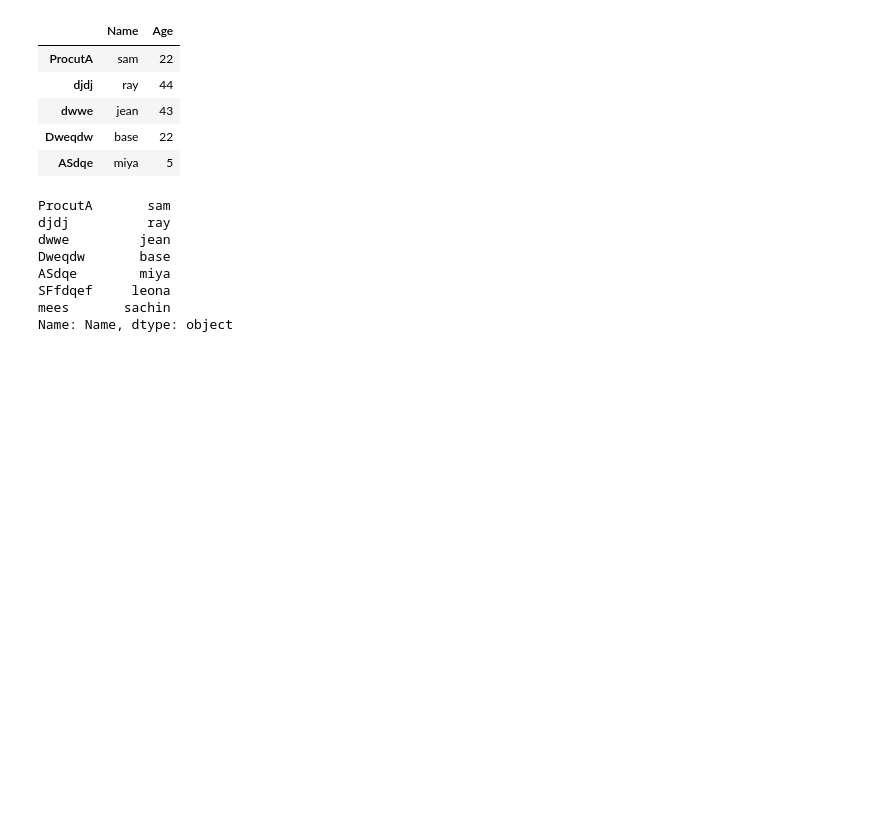
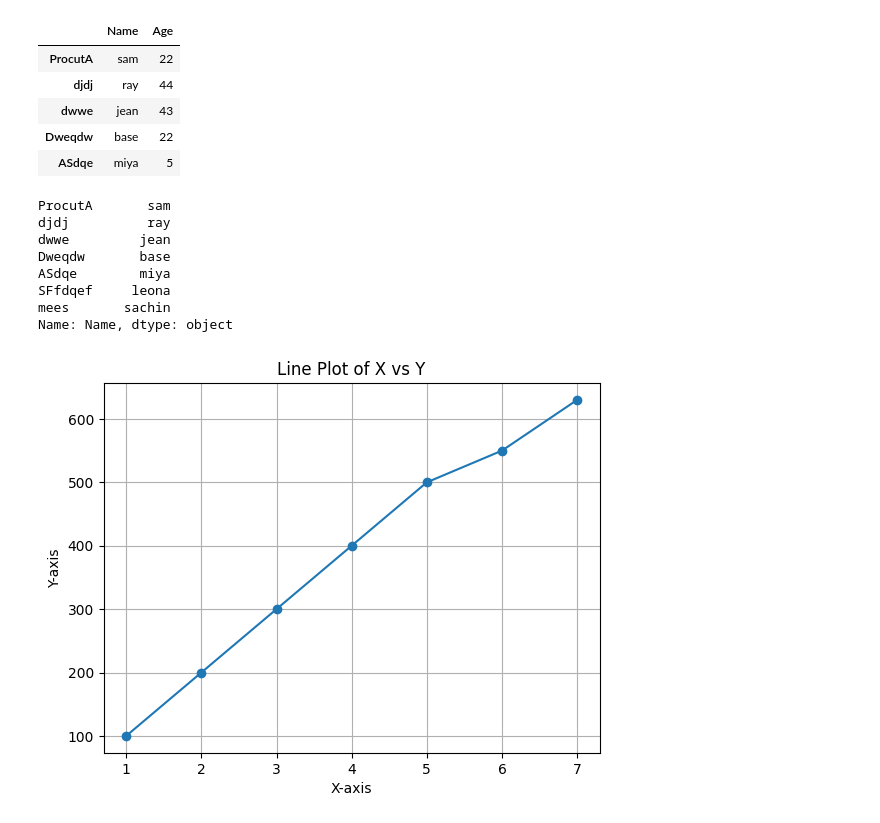
Before and after one commit to Linux-Server/DeepLearning.AI, a Jupyter notebook: Pandas/main.ipynb, the cells around one changed output. Saved outputs shown, nothing was run; the diff lists cells and outputs as text; code cells hidden in the pictures; blank space fills up the shorter version.

```diff
--- a/Pandas/main.ipynb
+++ b/Pandas/main.ipynb
@@ -31,3 +31,27 @@ ASdqe        miya
 SFfdqef     leona
 mees       sachin
 Name: Name, dtype: object
+# %%
+import matplotlib.pyplot as plt
+
+# Example data
+x = [1, 2, 3, 4, 5, 6, 7]
+y = [100, 200, 300, 400, 500, 550, 630]
+
+6 th ValueError
+F(6) = 550 (y)
+f(6) = 600 (y hat)
+
+cost func == y-hat - y == 600-550 = 50 /
+ml = cost func should be reduced
+
+
+# Plotting
+plt.plot(x, y, marker='o')  # Use 'marker' to mark data points
+plt.title('Line Plot of X vs Y')
+plt.xlabel('X-axis')
+plt.ylabel('Y-axis')
+plt.grid(True)  # Add grid for better readability
+plt.show()
+# %% [output]
+[figure, added]
```
Also changed, not shown: parts of 1 cell of this notebook, 18 other files.
